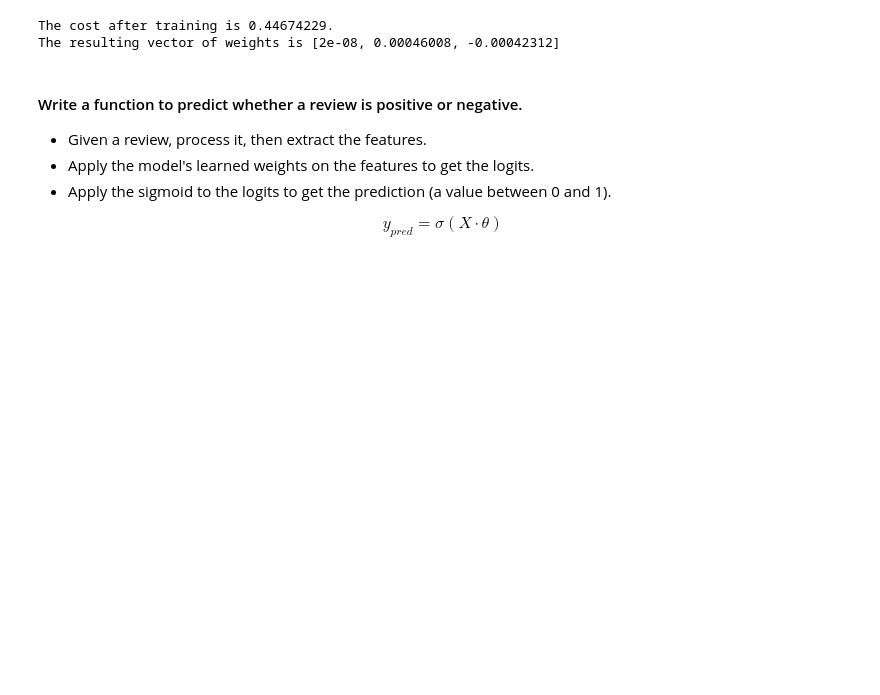
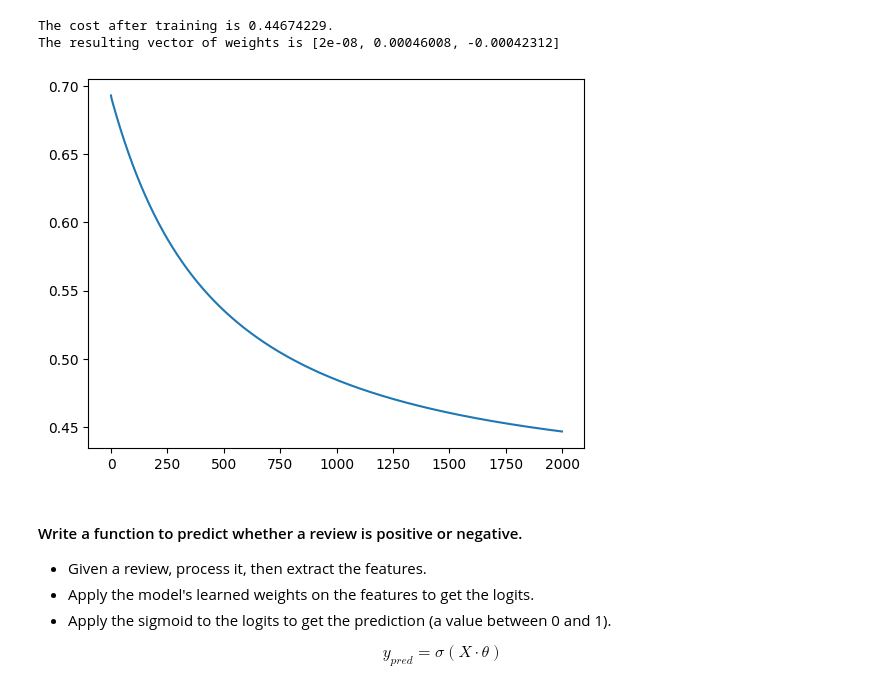
Before and after one commit to tnmai59/Airline-customer-review-analysis, a Jupyter notebook: BA_sentiment_analysis.ipynb, the cells around one changed output. Cells and saved outputs as stored; diff of their text form; code cells hidden in the pictures; blank space fills up the shorter version.

```diff
--- a/BA_sentiment_analysis.ipynb
+++ b/BA_sentiment_analysis.ipynb
@@ -320,6 +321,7 @@ def gradientDescent(x, y, theta, alpha, num_iters):
     # get 'm', the number of rows in matrix X
     m = len(x)
     thetas = [theta]
+    Js = []
     for i in range(0, num_iters):
 
         # get z, the dot product of x and theta
@@ -330,6 +332,7 @@ def gradientDescent(x, y, theta, alpha, num_iters):
 
         # calculate the cost function
         J = - (np.dot(y.T, np.log(h)) + np.dot((1-y).T, np.log(1-h))) / float(m)
+        Js.append(J)
 
         theta = thetas[-1] - (alpha * np.dot(x.T, (h-y))) / float(m)
 
@@ -340,7 +343,7 @@ def gradientDescent(x, y, theta, alpha, num_iters):
 
 
     J = float(J)
-    return J, thetas[-1]
+    return J, thetas[-1], Js
 # %% [markdown]
 ## Model training
 * Stack the features for all training examples into a matrix X.
@@ -354,12 +357,17 @@ for i in range(len(train_x)):
 Y = train_y
 
 # Apply gradient descent
-J, theta = gradientDescent(X, Y, np.zeros((3, 1)), 1e-9, 2000)
+J, theta, Js = gradientDescent(X, Y, np.zeros((3, 1)), 1e-9, 2000)
 print(f"The cost after training is {J:.8f}.")
 print(f"The resulting vector of weights is {[round(t, 8) for t in np.squeeze(theta)]}")
 # %% [output]
 The cost after training is 0.44674229.
 The resulting vector of weights is [2e-08, 0.00046008, -0.00042312]
+# %%
+plt.plot(np.squeeze(Js))
+plt.show()
+# %% [output]
+[figure, added]
 # %% [markdown]
 #### Write a function to predict whether a review is positive or negative.
 * Given a review, process it, then extract the features.
```
Also changed, not shown: parts of 1 cell of this notebook.
